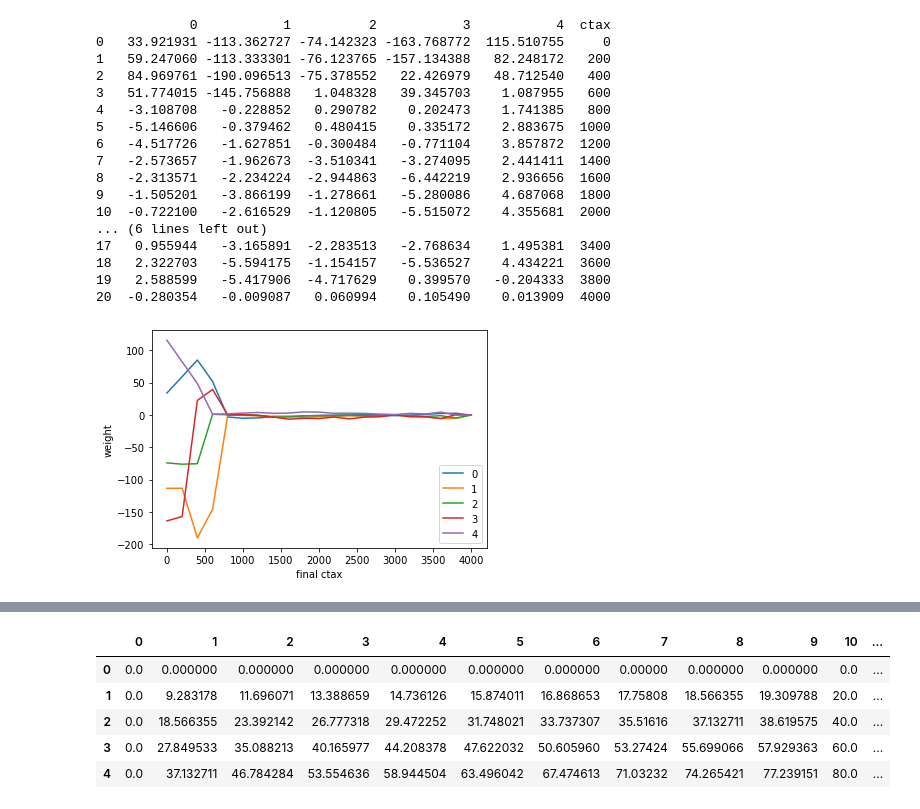
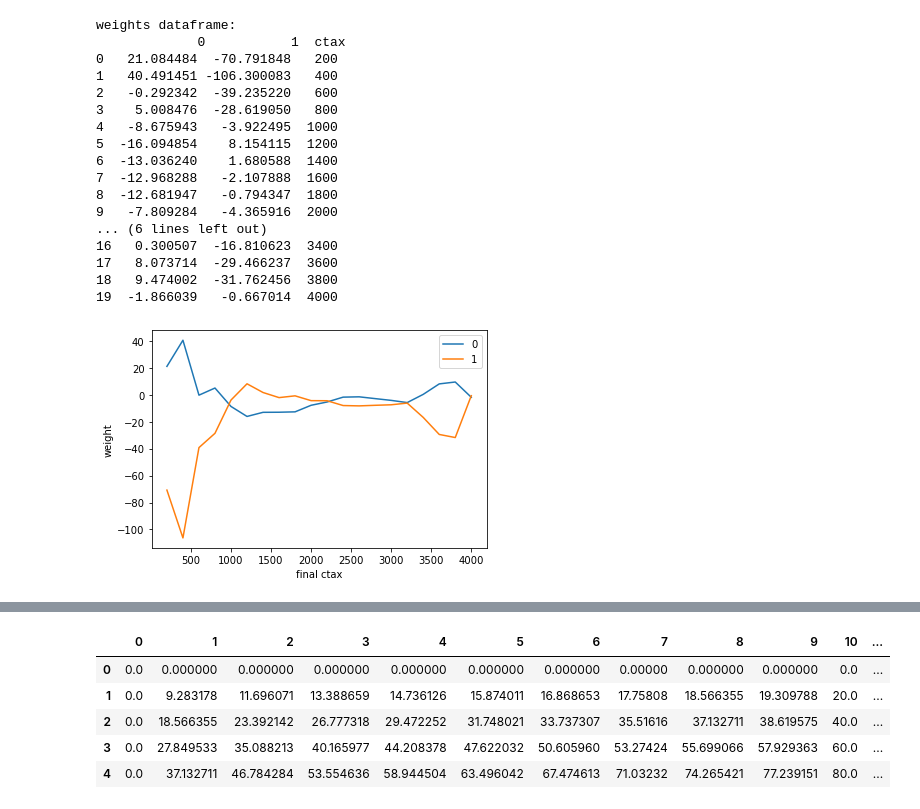
Before and after one commit to TVHTE/PBL_Code, a Jupyter notebook: Emulator/main.ipynb, the cells around one changed output, grey strips where cells are left out. Drawn from its saved outputs; the diff is of its cells as text; code cells hidden in the pictures.

```diff
--- a/Emulator/main.ipynb
+++ b/Emulator/main.ipynb
@@ -33,15 +37,17 @@ load data
 """
 
 PATH = 'C:/Users/toonv/Documents/PBL/Data/cost curves/'
-FILENAME = 'costcurve_co2_linear.dat'
+FILENAME_LIN = 'costcurve_co2_linear.dat'
+FILENAME_CUBIC = 'costcurve_co2_linear.dat'
+FILENAME_CUBICROOT = 'costcurve_co2_linear.dat'
 
-df_linear = pd.read_table('C:/Users/toonv/Documents/PBL/Data/cost curves/costcurve_co2_linear.dat',
+df_linear = pd.read_table(PATH + FILENAME_LIN,
                           skiprows = [0,1,2], sep = ',', names = list(range(1,27)), index_col=False)
 
-df_cubic = pd.read_table('C:/Users/toonv/Documents/PBL/Data/cost curves/costcurve_co2_cubic.dat',
+df_cubic = pd.read_table(PATH + FILENAME_CUBIC,
                           skiprows = [0,1,2], sep = ',', names = list(range(1,27)), index_col=False)
 
-df_cubicroot = pd.read_table('C:/Users/toonv/Documents/PBL/Data/cost curves/costcurve_co2_cubicroot.dat',
+df_cubicroot = pd.read_table(PATH + FILENAME_CUBICROOT,
                           skiprows = [0,1,2], sep = ',', names = list(range(1,27)), index_col=False)
 # %%
 """
@@ -53,8 +59,8 @@ dit zijn global constants dus kan gewoon in kleine letters
 
 """
 
-YEAR = 2050
-REGION = 11
+year = 2050
+region = 11
 STEPSIZE_CTAX_PATH = 1  # stepsize the ctax path consists of so if 2 than 2,4,6...
 # %%
 """
@@ -67,9 +73,9 @@ output: ctax paths with reduction
 
 reload(prepare_data)
 
-lin_reduction = prepare_data.reduction_df(df_linear, YEAR, REGION)
-cubic_reduction = prepare_data.reduction_df(df_cubic, YEAR, REGION)
-root_reduction = prepare_data.reduction_df(df_cubicroot, YEAR, REGION)
+lin_reduction = prepare_data.reduction_df(df_linear, year, region)
+cubic_reduction = prepare_data.reduction_df(df_cubic, year, region)
+root_reduction = prepare_data.reduction_df(df_cubicroot, year, region)
 
 lin_paths = prepare_data.find_path(lin_reduction, STEPSIZE_CTAX_PATH, 'linear')
 cubic_paths = prepare_data.find_path(cubic_reduction, STEPSIZE_CTAX_PATH, 'cubic')
@@ -86,45 +92,45 @@ root_paths.tail()
 # %%
 """
 train prepared dataframe
 
 input: ctax paths with reduction
 
 output: trained dataset
 """
 
 reload(emulate)
 
 # only for this emulator we use combination of paths tot train and test
 combi_paths = emulate.combi_df(cubic_paths, root_paths, cubic_reduction, root_reduction)
 
 x = emulate.CtaxRedEmulator(lin_paths, combi_paths)
 
-x.train_ctax_path(10, 200, 5)
+x.train_ctax_path(10, 200, 2)
 
 # do it for all remaining test paths
 cubic_test = []
 root_test = []
 
-# for i in range(1, len(root_paths), 2):
+for i in range(1, len(root_paths), 2):
 
-#     cubic_test.append(x.test_ctax_path(root_paths.loc[i]))
-#     root_test.append(x.test_ctax_path(cubic_paths.loc[i+1]))
+    cubic_test.append(x.test_ctax_path(root_paths.loc[i]))
+    root_test.append(x.test_ctax_path(cubic_paths.loc[i+1]))
 # %% [output]
-            0           1          2           3           4  ctax
-0   33.921931 -113.362727 -74.142323 -163.768772  115.510755     0
-1   59.247060 -113.333301 -76.123765 -157.134388   82.248172   200
-2   84.969761 -190.096513 -75.378552   22.426979   48.712540   400
-3   51.774015 -145.756888   1.048328   39.345703    1.087955   600
-4   -3.108708   -0.228852   0.290782    0.202473    1.741385   800
-5   -5.146606   -0.379462   0.480415    0.335172    2.883675  1000
-6   -4.517726   -1.627851  -0.300484   -0.771104    3.857872  1200
-7   -2.573657   -1.962673  -3.510341   -3.274095    2.441411  1400
-8   -2.313571   -2.234224  -2.944863   -6.442219    2.936656  1600
-9   -1.505201   -3.866199  -1.278661   -5.280086    4.687068  1800
-10  -0.722100   -2.616529  -1.120805   -5.515072    4.355681  2000
+weights dataframe:
+             0           1  ctax
+0   21.084484  -70.791848   200
+1   40.491451 -106.300083   400
+2   -0.292342  -39.235220   600
+3    5.008476  -28.619050   800
+4   -8.675943   -3.922495  1000
+5  -16.094854    8.154115  1200
+6  -13.036240    1.680588  1400
+7  -12.968288   -2.107888  1600
+8  -12.681947   -0.794347  1800
+9   -7.809284   -4.365916  2000
 ... (6 lines left out)
-17   0.955944   -3.165891  -2.283513   -2.768634    1.495381  3400
-18   2.322703   -5.594175  -1.154157   -5.536527    4.434221  3600
-19   2.588599   -5.417906  -4.717629    0.399570   -0.204333  3800
-20  -0.280354   -0.009087   0.060994    0.105490    0.013909  4000
+16   0.300507  -16.810623  3400
+17   8.073714  -29.466237  3600
+18   9.474002  -31.762456  3800
+19  -1.866039   -0.667014  4000
-[figure, old version]
+[figure, new version]
```
Also changed, not shown: parts of 4 cells of this notebook, 2 other files.
